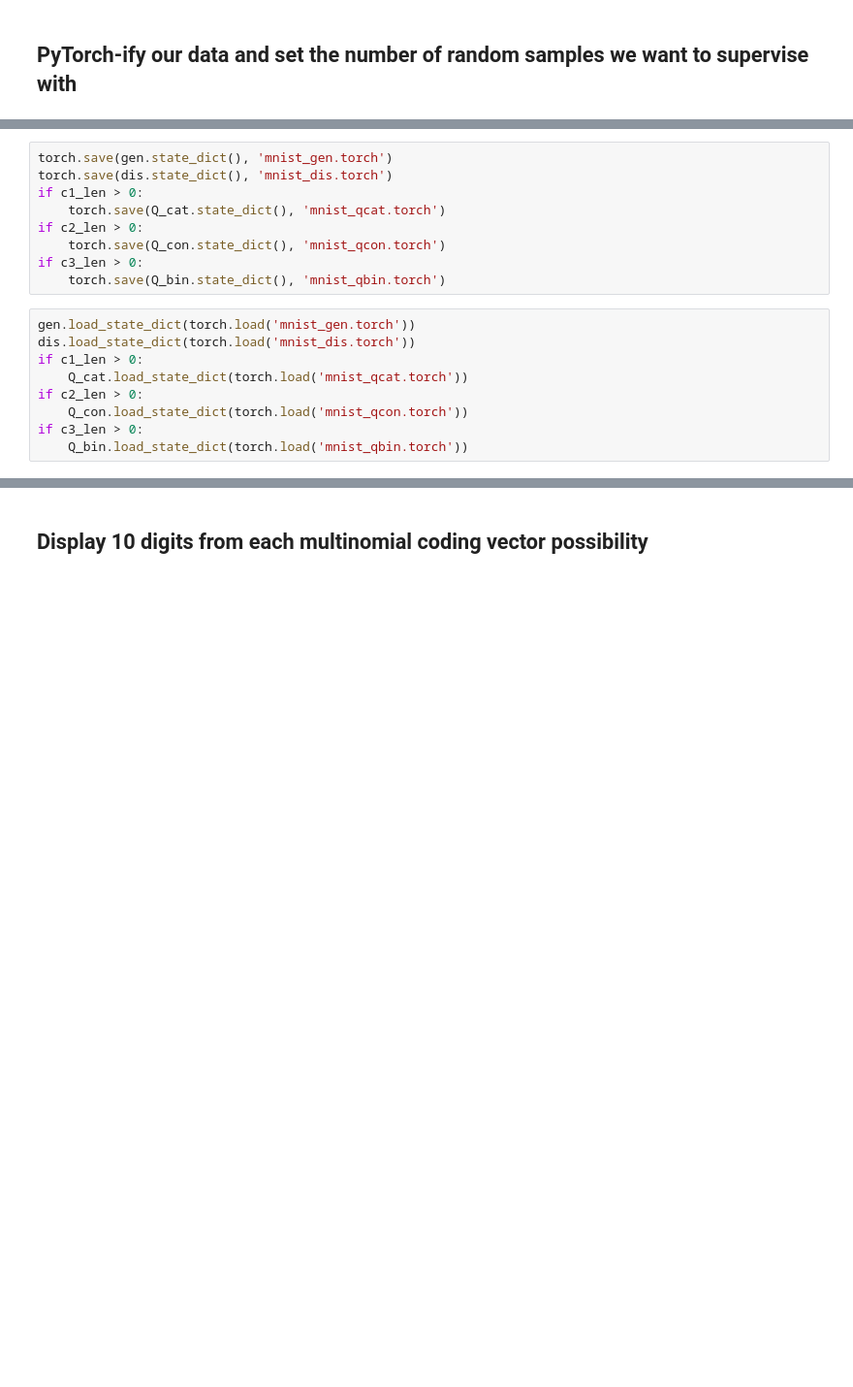
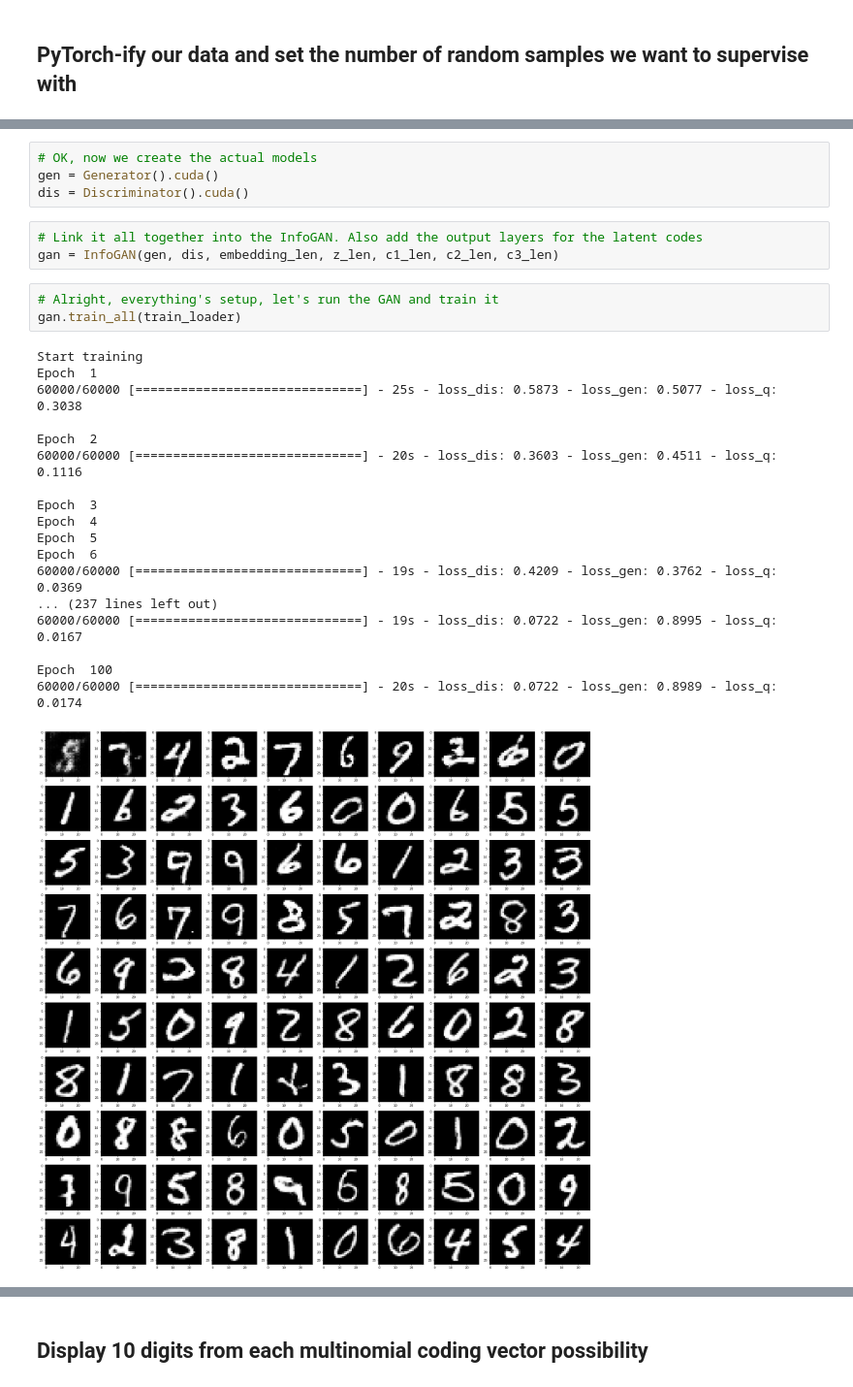
Before and after one commit to HenryJia/InfoGAN, a Jupyter notebook: MNIST_GAN.ipynb, the cells around one changed output, grey strips where cells are left out. Shown at 97% size. Cells and saved outputs as stored; diff of their text form; blank space fills up the shorter version.

```diff
--- a/MNIST_GAN.ipynb
+++ b/MNIST_GAN.ipynb
@@ -339,18 +197,29 @@ Epoch  100
-# %%
-torch.save(gen.state_dict(), 'mnist_gen.torch')
-torch.save(dis.state_dict(), 'mnist_dis.torch')
-if c1_len > 0:
-    torch.save(Q_cat.state_dict(), 'mnist_qcat.torch')
-if c2_len > 0:
-    torch.save(Q_con.state_dict(), 'mnist_qcon.torch')
-if c3_len > 0:
-    torch.save(Q_bin.state_dict(), 'mnist_qbin.torch')
-# %%
-gen.load_state_dict(torch.load('mnist_gen.torch'))
-dis.load_state_dict(torch.load('mnist_dis.torch'))
-if c1_len > 0:
-    Q_cat.load_state_dict(torch.load('mnist_qcat.torch'))
-if c2_len > 0:
-    Q_con.load_state_dict(torch.load('mnist_qcon.torch'))
-if c3_len > 0:
-    Q_bin.load_state_dict(torch.load('mnist_qbin.torch'))
+# %%
+# OK, now we create the actual models
+gen = Generator().cuda()
+dis = Discriminator().cuda()
+# %%
+# Link it all together into the InfoGAN. Also add the output layers for the latent codes
+gan = InfoGAN(gen, dis, embedding_len, z_len, c1_len, c2_len, c3_len)
+# %%
+# Alright, everything's setup, let's run the GAN and train it
+gan.train_all(train_loader)
+# %% [output]
+Start training
+Epoch  1
+60000/60000 [==============================] - 25s - loss_dis: 0.5873 - loss_gen: 0.5077 - loss_q: 0.3038
+
+Epoch  2
+60000/60000 [==============================] - 20s - loss_dis: 0.3603 - loss_gen: 0.4511 - loss_q: 0.1116
+
+Epoch  3
+Epoch  4
+Epoch  5
+Epoch  6
+60000/60000 [==============================] - 19s - loss_dis: 0.4209 - loss_gen: 0.3762 - loss_q: 0.0369
+... (237 lines left out)
+60000/60000 [==============================] - 19s - loss_dis: 0.0722 - loss_gen: 0.8995 - loss_q: 0.0167
+
+Epoch  100
+60000/60000 [==============================] - 20s - loss_dis: 0.0722 - loss_gen: 0.8989 - loss_q: 0.0174
+[figure, added]
```
Also changed, not shown: parts of 12 cells of this notebook.
